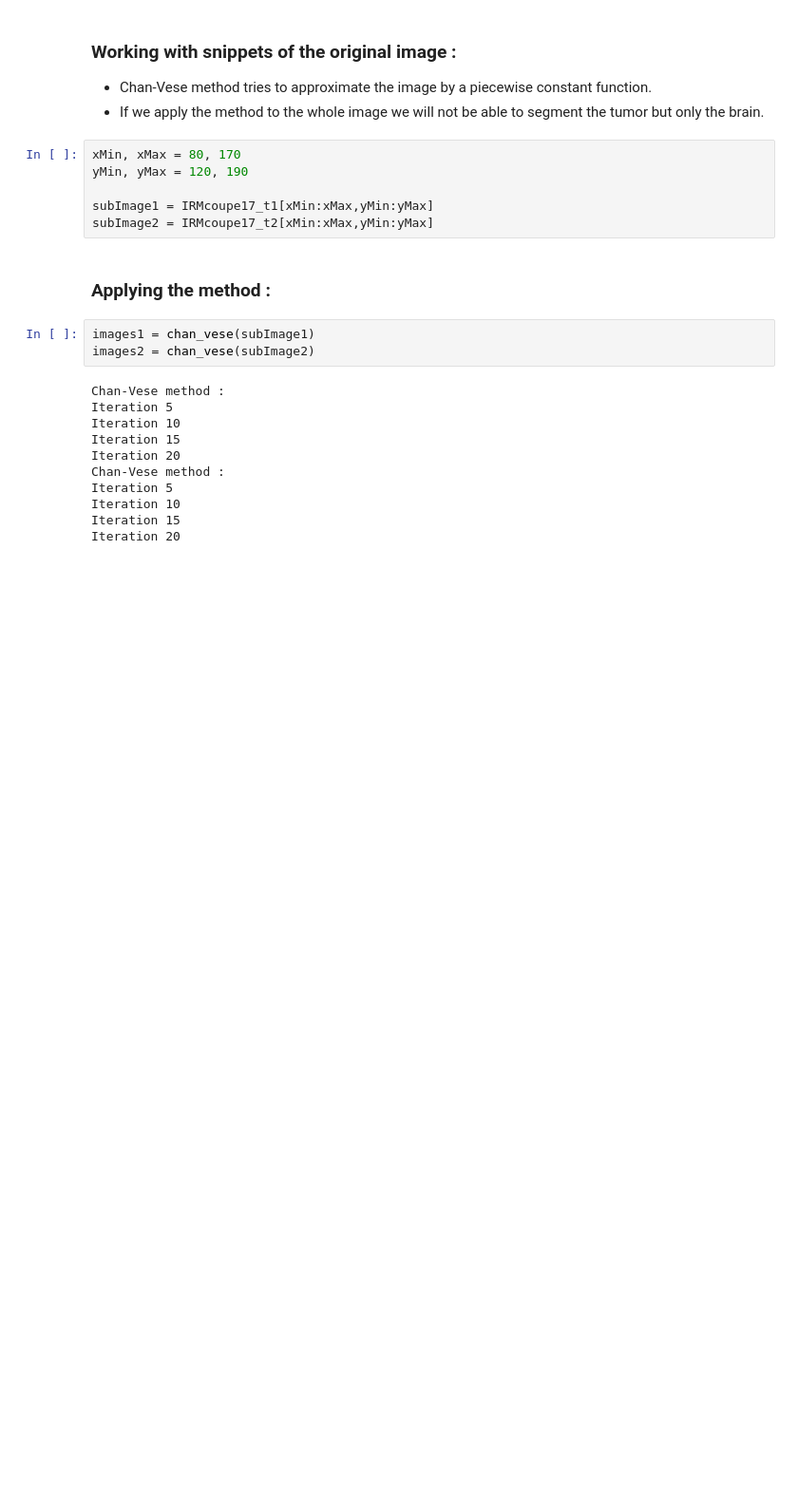
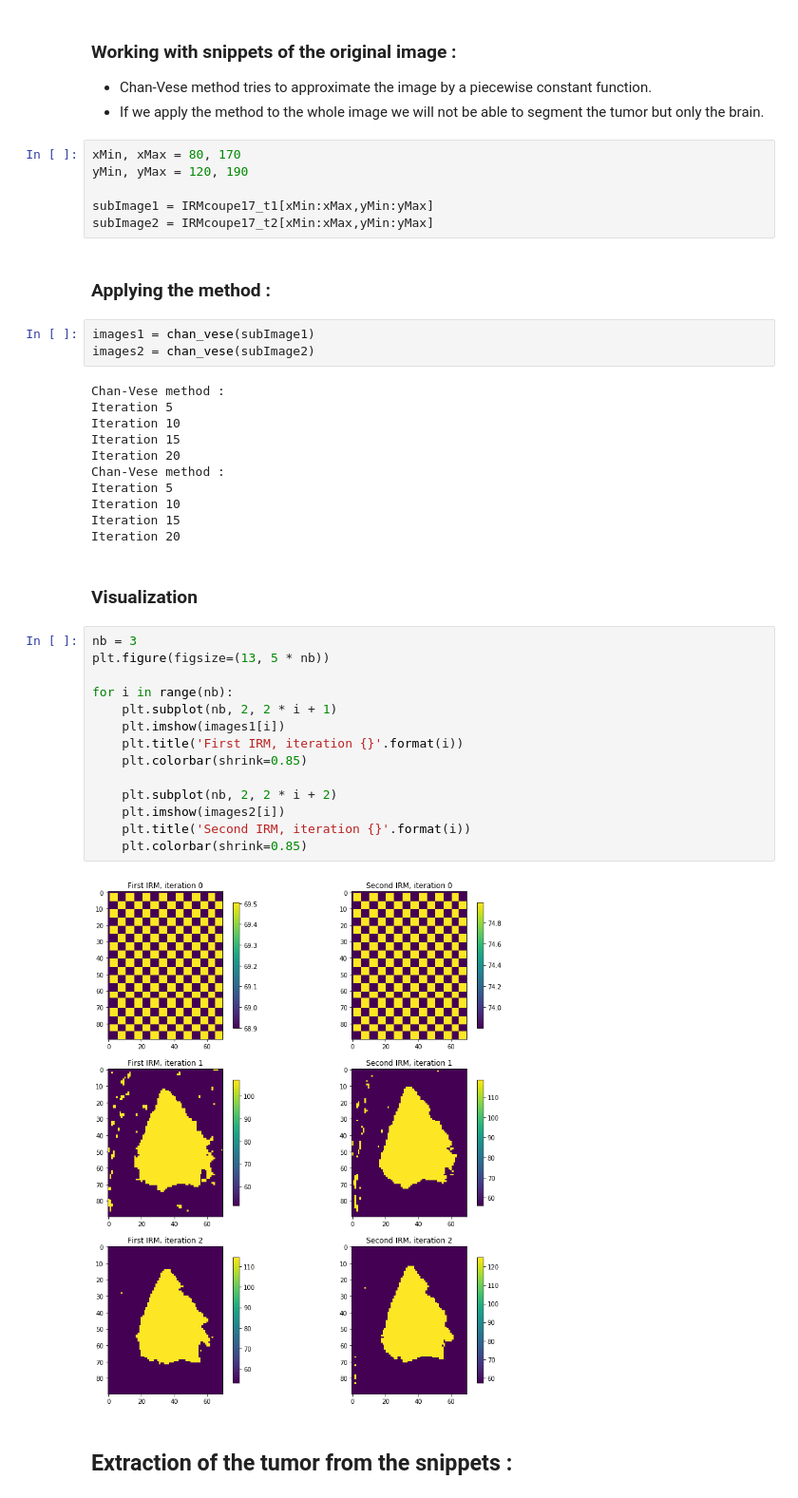
Before and after one commit to A-EL-YAAGOUBI/ML, a Jupyter notebook: Medical Imaging/ActiveContour.ipynb, the cells around one changed output. Shown at 95% size. Drawn from its saved outputs; the diff is of its cells as text; blank space fills up the shorter version.

Commit message:
Tumor contour visualization and computation of the growth factor

```diff
--- a/Medical Imaging/ActiveContour.ipynb
+++ b/Medical Imaging/ActiveContour.ipynb
@@ -161,3 +161,23 @@ Iteration 5
 Iteration 10
 Iteration 15
 Iteration 20
+# %% [markdown]
+### Visualization
+# %%
+nb = 3
+plt.figure(figsize=(13, 5 * nb))
+
+for i in range(nb):
+    plt.subplot(nb, 2, 2 * i + 1)
+    plt.imshow(images1[i])
+    plt.title('First IRM, iteration {}'.format(i))
+    plt.colorbar(shrink=0.85)
+
+    plt.subplot(nb, 2, 2 * i + 2)
+    plt.imshow(images2[i])
+    plt.title('Second IRM, iteration {}'.format(i))
+    plt.colorbar(shrink=0.85)
+# %% [output]
+[figure, added]
+# %% [markdown]
+## Extraction of the tumor from the snippets :
```
Also changed, not shown: parts of 5 cells of this notebook.
